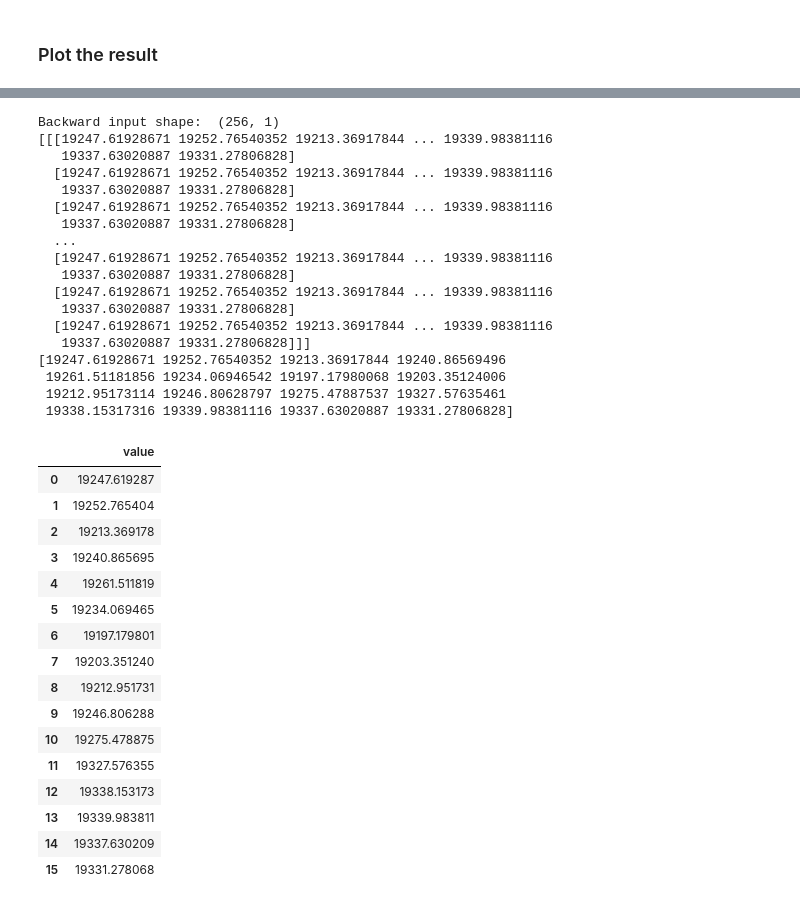
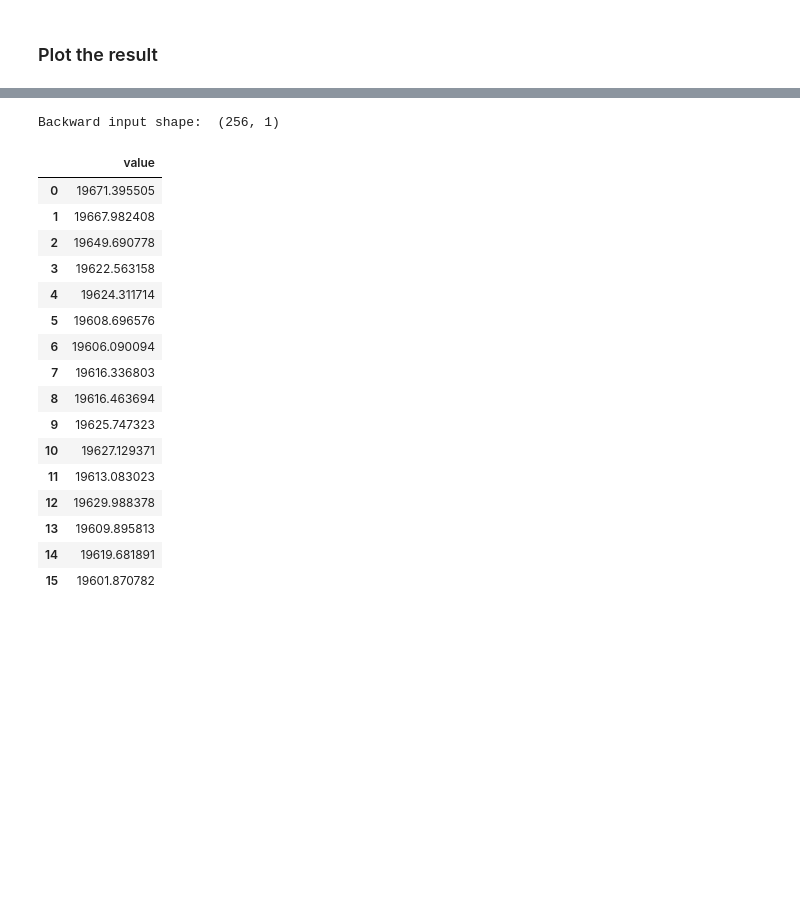
Before and after one commit to gokseltokur/Cryptocurrency-Price-Prediction, a Jupyter notebook: linear_regression_cryptocurrency_price_prediction.ipynb, the cells around one changed output, grey strips where cells are left out. Cells and saved outputs as stored; diff of their text form; code cells hidden in the pictures; blank space fills up the shorter version.

```diff
--- a/linear_regression_cryptocurrency_price_prediction.ipynb
+++ b/linear_regression_cryptocurrency_price_prediction.ipynb
@@ -82,4 +82,16 @@ df = df.drop('Tb_quote_av', 1)
 df = df.drop('Ignore', 1)
 
 df.tail(10)
+
+
+number_of_backwards = 256
+number_of_forwards = 16
+
+test_df = df[-(number_of_backwards + number_of_forwards):]
+
+df = df[:len(df)-(number_of_backwards + number_of_forwards)]
+
+
+print(df)
+test_df
 # %% [output]
@@ -143,8 +173,7 @@ df
 # %%
-file_name='BTCUSDT-1m-1Jun2020to1Dec2020data.h5'
 
 # Features are backward sample dimensions
-close_data = np.array(df)[:,None,:]
+close_data = np.array(train_df)[:,None,:]
 print('A', close_data)
 
 real_close_data = np.array(real_df)[:,None,:]
@@ -153,8 +182,7 @@ print('real_A', real_close_data)
 time_stamps = np.array(time_stamps)[:,None,None]
 print('time_stamps', time_stamps)
 
-number_of_backwards = 256
-number_of_forwards = 16
+
 
 # Pass preprocessed close data to the sampler
 X, y = sampler(number_of_backwards, number_of_forwards, close_data, sliding_window=False)
@@ -255,70 +290,57 @@ plt.show()
 # %%
 # Get real_close_values
-future_predict = pd.DataFrame(o_df['Close'])
+future_predict = pd.DataFrame(test_df['Close'])
+columns = ['Close']
+real_test_df = test_df.loc[:,columns]
+
+real_future_predict = np.array(real_test_df)[:,None,:]
 
 # Scale minmax transform
 for c in columns:
     future_predict[c] = scaler.fit_transform(future_predict[c].values.reshape(-1,1))
 
 # Get last backwards 256
-future_predict = np.array([future_predict[-512:-256]])
+future_predict = np.array([future_predict[:256]])
 print('Backward input shape: ',future_predict[0].shape)
 
 # Predict
 #predicted_future = model.predict(future_predict)
 predicted_future = np.zeros(yv.shape)
 for i in range(16):
     linear_regression = LinearRegression()
     linear_regression.fit(Xt[:,:,0], yt[:,i])
     predicted_future[:,i] = linear_regression.predict(future_predict[:,:,0])
 
 # Inverse Transform
 predicted_future_inverted = []
-scaler.fit(real_close_data[:,0].reshape(-1, 1))
+scaler.fit(real_future_predict[:,0].reshape(-1, 1))
 predicted_future_inverted.append(scaler.inverse_transform(predicted_future))
 
 predicted_future_inverted = np.array(predicted_future_inverted)
 
 future_df = pd.DataFrame()
 future_df['value'] =  (predicted_future_inverted[0])[0]
 
 
 
 future_df
 # %% [output]
 Backward input shape:  (256, 1)
-[[[19247.61928671 19252.76540352 19213.36917844 ... 19339.98381116
-   19337.63020887 19331.27806828]
-  [19247.61928671 19252.76540352 19213.36917844 ... 19339.98381116
-   19337.63020887 19331.27806828]
-  [19247.61928671 19252.76540352 19213.36917844 ... 19339.98381116
-   19337.63020887 19331.27806828]
-  ...
-  [19247.61928671 19252.76540352 19213.36917844 ... 19339.98381116
-   19337.63020887 19331.27806828]
-  [19247.61928671 19252.76540352 19213.36917844 ... 19339.98381116
-   19337.63020887 19331.27806828]
-  [19247.61928671 19252.76540352 19213.36917844 ... 19339.98381116
-   19337.63020887 19331.27806828]]]
-[19247.61928671 19252.76540352 19213.36917844 19240.86569496
- 19261.51181856 19234.06946542 19197.17980068 19203.35124006
- 19212.95173114 19246.80628797 19275.47887537 19327.57635461
- 19338.15317316 19339.98381116 19337.63020887 19331.27806828]
 |  | value |
-| 0 | 19247.619287 |
-| 1 | 19252.765404 |
-| 2 | 19213.369178 |
-| 3 | 19240.865695 |
-| 4 | 19261.511819 |
-| 5 | 19234.069465 |
-| 6 | 19197.179801 |
-| 7 | 19203.351240 |
-| 8 | 19212.951731 |
-| 9 | 19246.806288 |
-| 10 | 19275.478875 |
-| 11 | 19327.576355 |
-| 12 | 19338.153173 |
-| 13 | 19339.983811 |
-| 14 | 19337.630209 |
-| 15 | 19331.278068 |
+| 0 | 19671.395505 |
+| 1 | 19667.982408 |
+| 2 | 19649.690778 |
+| 3 | 19622.563158 |
+| 4 | 19624.311714 |
+| 5 | 19608.696576 |
+| 6 | 19606.090094 |
+| 7 | 19616.336803 |
+| 8 | 19616.463694 |
+| 9 | 19625.747323 |
+| 10 | 19627.129371 |
+| 11 | 19613.083023 |
+| 12 | 19629.988378 |
+| 13 | 19609.895813 |
+| 14 | 19619.681891 |
+| 15 | 19601.870782 |
 # %%
```
Also changed, not shown: parts of 8 cells of this notebook, 9 other files.
